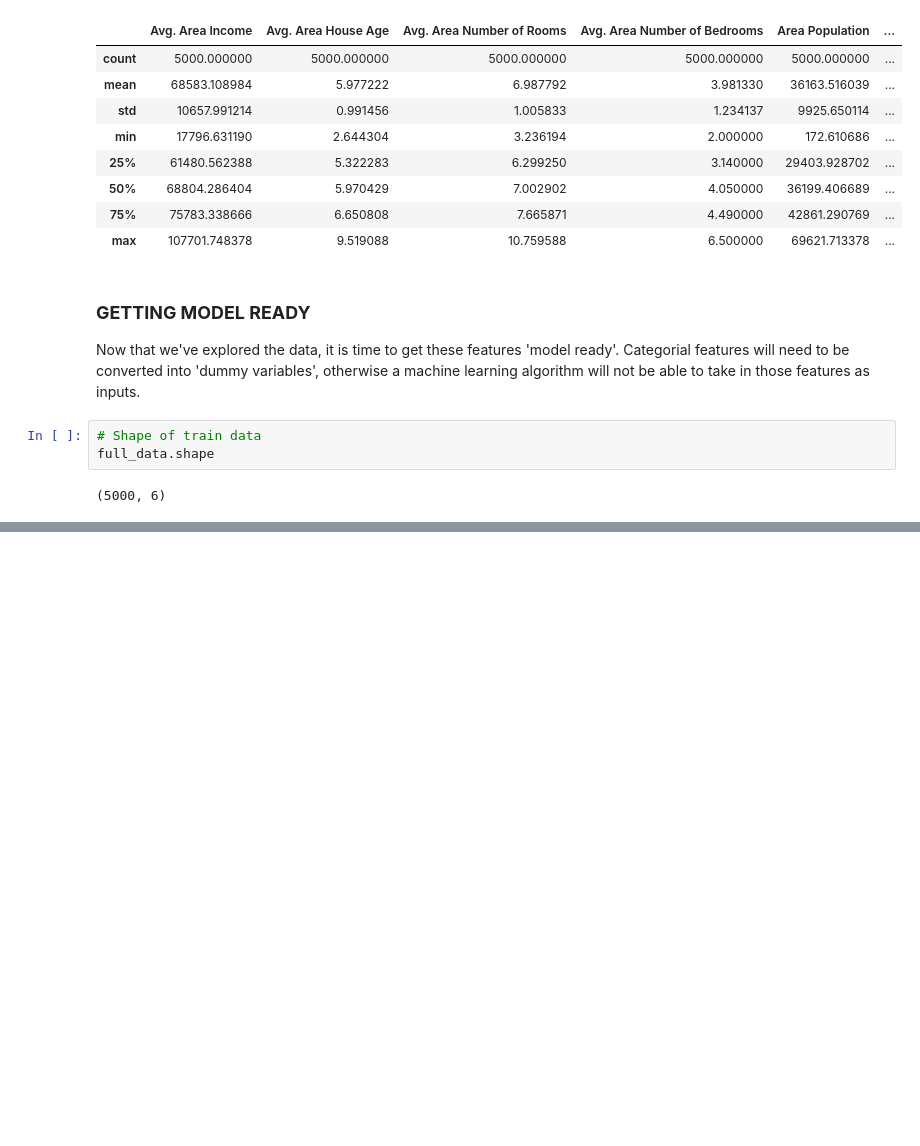
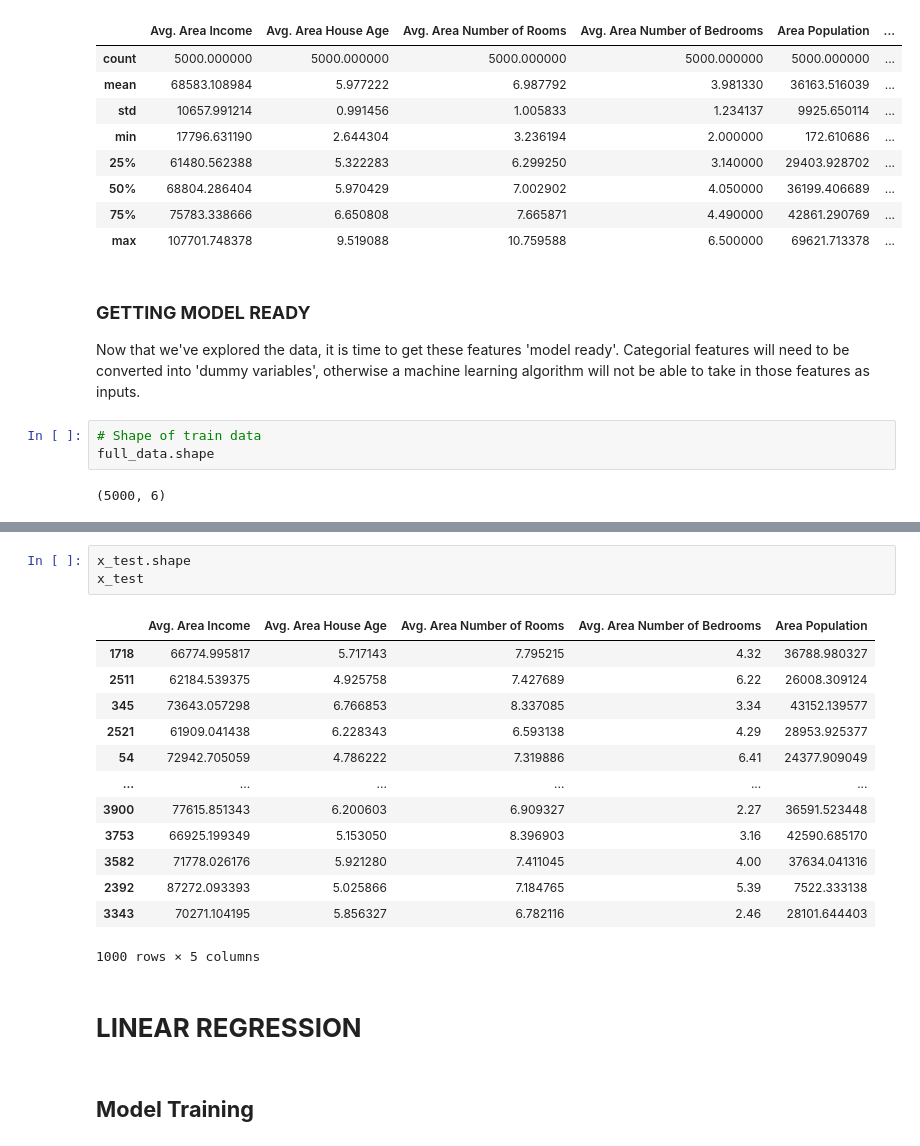
Before and after one commit to Afzalfaizi/AI_with_Irfan_Malik, a Jupyter notebook: Linear_Regression.ipynb, the cells around one changed output, grey strips where cells are left out. Cells and saved outputs as stored; diff of their text form; blank space fills up the shorter version.

```diff
--- a/Linear_Regression.ipynb
+++ b/Linear_Regression.ipynb
@@ -124,0 +195,21 @@ full_data.shape
+# %%
+x_test.shape
+x_test
+# %% [output]
+|  | Avg. Area Income | Avg. Area House Age | Avg. Area Number of Rooms | Avg. Area Number of Bedrooms | Area Population |
+| 1718 | 66774.995817 | 5.717143 | 7.795215 | 4.32 | 36788.980327 |
+| 2511 | 62184.539375 | 4.925758 | 7.427689 | 6.22 | 26008.309124 |
+| 345 | 73643.057298 | 6.766853 | 8.337085 | 3.34 | 43152.139577 |
+| 2521 | 61909.041438 | 6.228343 | 6.593138 | 4.29 | 28953.925377 |
+| 54 | 72942.705059 | 4.786222 | 7.319886 | 6.41 | 24377.909049 |
+| ... | ... | ... | ... | ... | ... |
+| 3900 | 77615.851343 | 6.200603 | 6.909327 | 2.27 | 36591.523448 |
+| 3753 | 66925.199349 | 5.153050 | 8.396903 | 3.16 | 42590.685170 |
+| 3582 | 71778.026176 | 5.921280 | 7.411045 | 4.00 | 37634.041316 |
+| 2392 | 87272.093393 | 5.025866 | 7.184765 | 5.39 | 7522.333138 |
+| 3343 | 70271.104195 | 5.856327 | 6.782116 | 2.46 | 28101.644403 |
+1000 rows × 5 columns
+# %% [markdown]
+# **LINEAR REGRESSION**
+# %% [markdown]
+## **Model Training**
```
Also changed, not shown: parts of 22 cells of this notebook.
